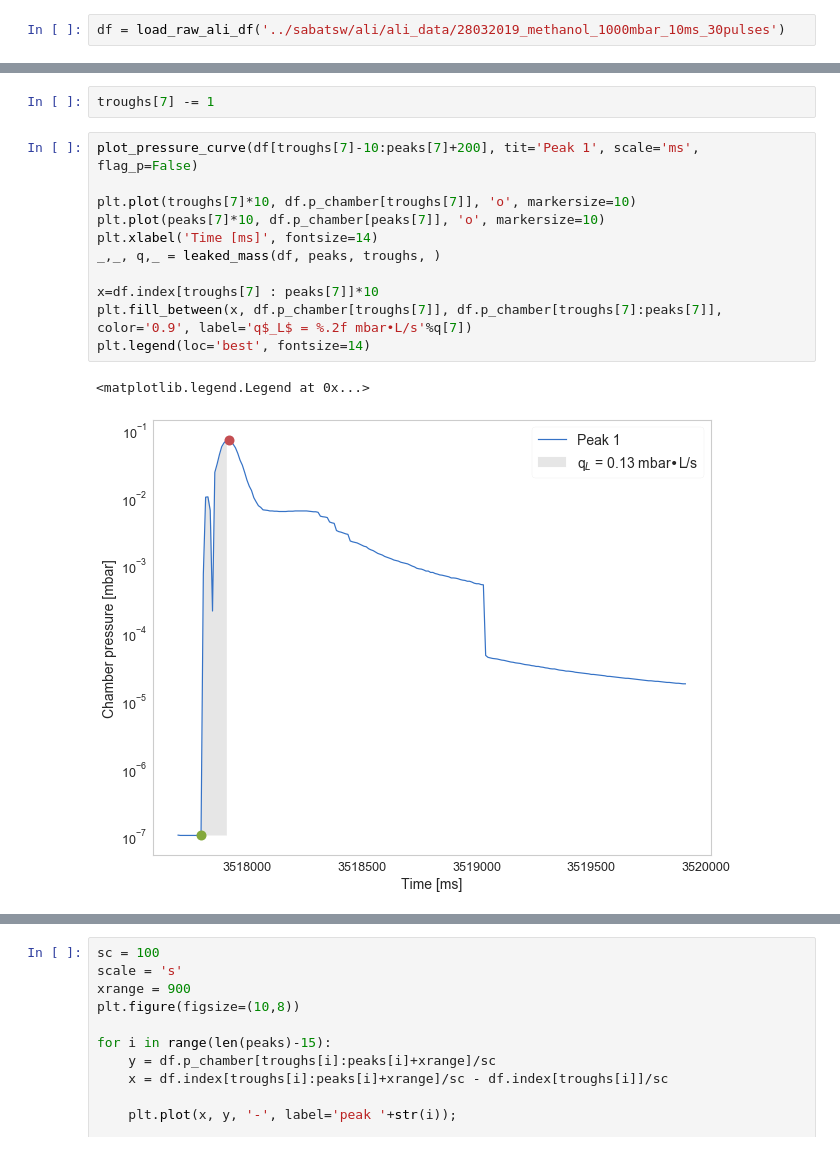
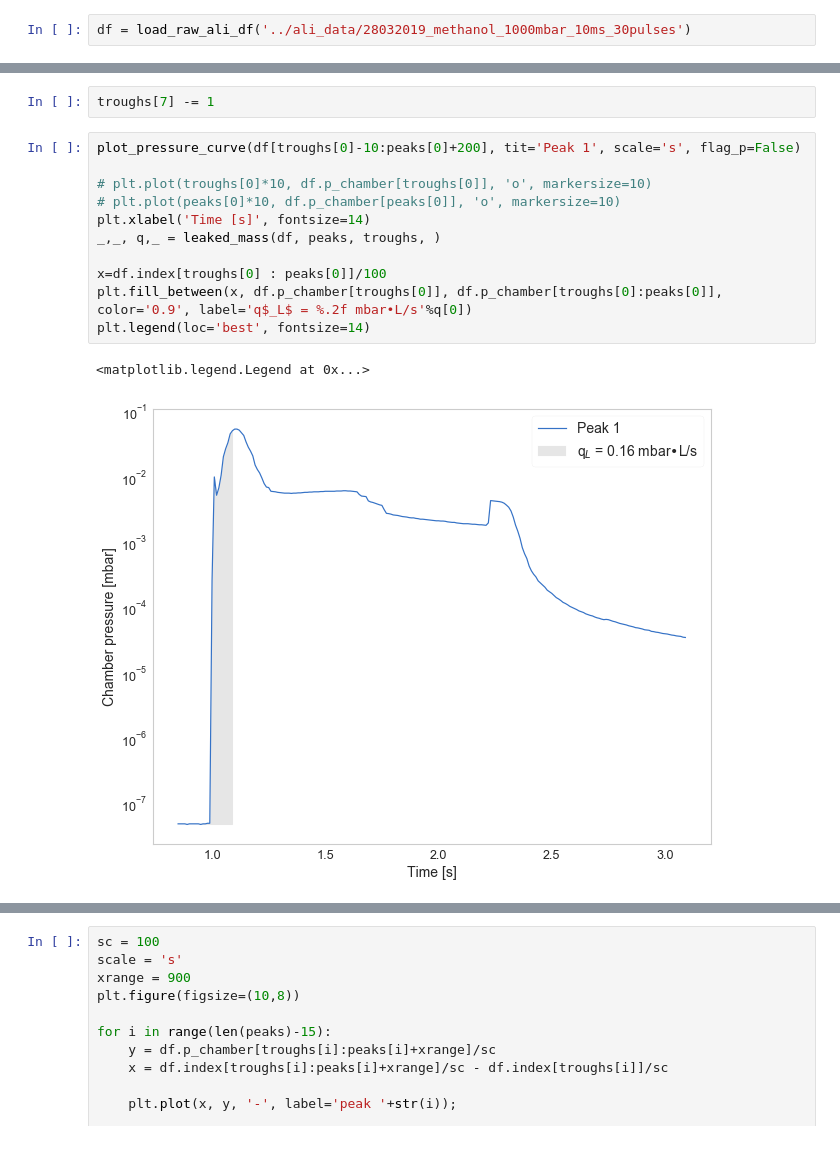
Before and after one commit to proscrite/SABAT, a Jupyter notebook: notebooks/ali_minimum_ontime_resolution.ipynb, the cells around one changed output, grey strips where cells are left out. Drawn from its saved outputs; the diff is of its cells as text.

```diff
--- a/notebooks/ali_minimum_ontime_resolution.ipynb
+++ b/notebooks/ali_minimum_ontime_resolution.ipynb
@@ -26,7 +26,7 @@ from ali.ali_sw import plot_leak_distributions
  - t$_{on}$ = 10 ms
  - 30 pulses
 # %%
-df = load_raw_ali_df('../sabatsw/ali/ali_data/28032019_methanol_1000mbar_10ms_30pulses')
+df = load_raw_ali_df('../ali_data/28032019_methanol_1000mbar_10ms_30pulses')
 # %%
 peaks, troughs = plot_pressure_curve(df, tit='test curve')
 # %% [output]
@@ -51,16 +51,16 @@ troughs[7] += np.where(df.p_chamber[troughs[7]:peaks[7]] >= 2e-7)[0][0] - 1
 # %%
 troughs[7] -= 1
 # %%
-plot_pressure_curve(df[troughs[7]-10:peaks[7]+200], tit='Peak 1', scale='ms', flag_p=False)
+plot_pressure_curve(df[troughs[0]-10:peaks[0]+200], tit='Peak 1', scale='s', flag_p=False)
 
-plt.plot(troughs[7]*10, df.p_chamber[troughs[7]], 'o', markersize=10)
-plt.plot(peaks[7]*10, df.p_chamber[peaks[7]], 'o', markersize=10)
-plt.xlabel('Time [ms]', fontsize=14)
+# plt.plot(troughs[0]*10, df.p_chamber[troughs[0]], 'o', markersize=10)
+# plt.plot(peaks[0]*10, df.p_chamber[peaks[0]], 'o', markersize=10)
+plt.xlabel('Time [s]', fontsize=14)
 _,_, q,_ = leaked_mass(df, peaks, troughs, )
 
-x=df.index[troughs[7] : peaks[7]]*10
-plt.fill_between(x, df.p_chamber[troughs[7]], df.p_chamber[troughs[7]:peaks[7]],  color='0.9', label='q$_L$ = %.2f mbar•L/s'%q[7])
+x=df.index[troughs[0] : peaks[0]]/100
+plt.fill_between(x, df.p_chamber[troughs[0]], df.p_chamber[troughs[0]:peaks[0]],  color='0.9', label='q$_L$ = %.2f mbar•L/s'%q[0])
 plt.legend(loc='best', fontsize=14)
 # %% [output]
 <matplotlib.legend.Legend at 0x...>
-[figure, old version]
+[figure, new version]
```
Also changed, not shown: parts of 8 cells of this notebook.
